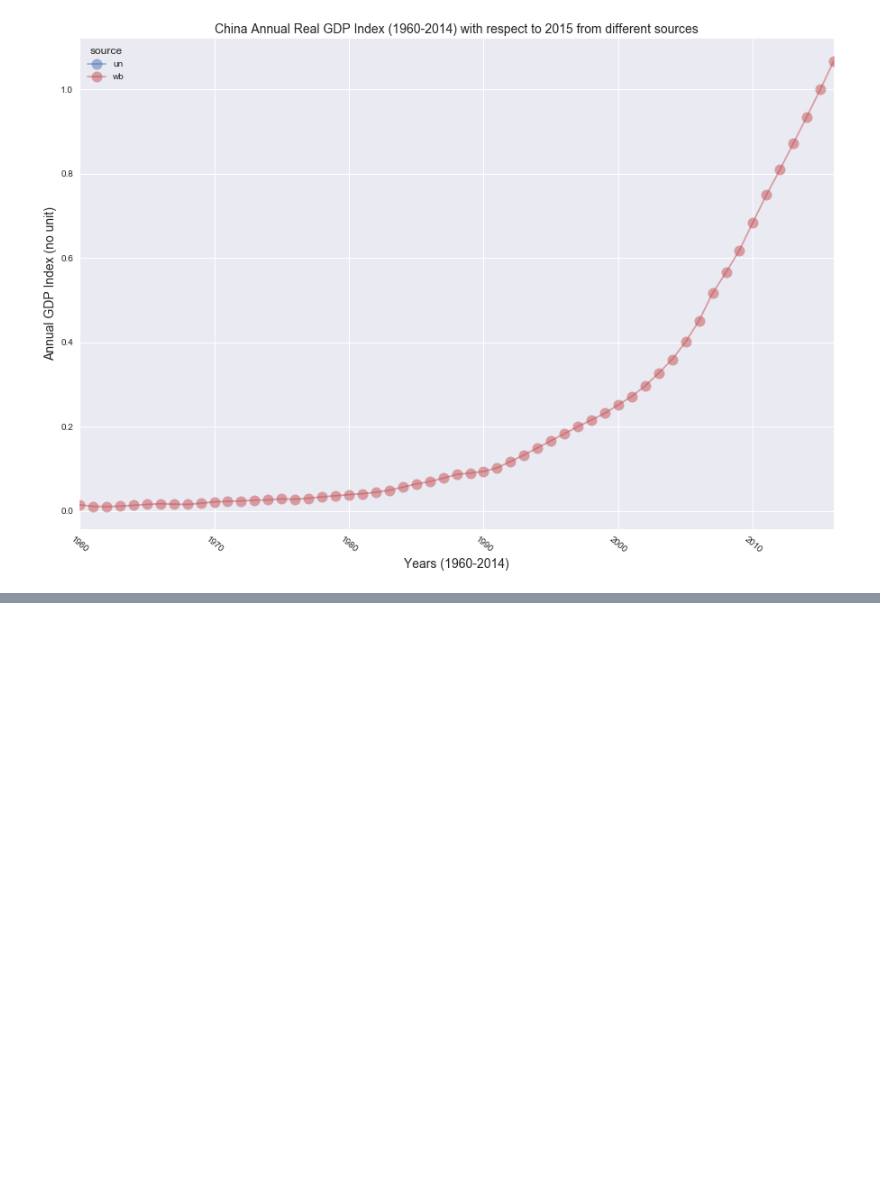
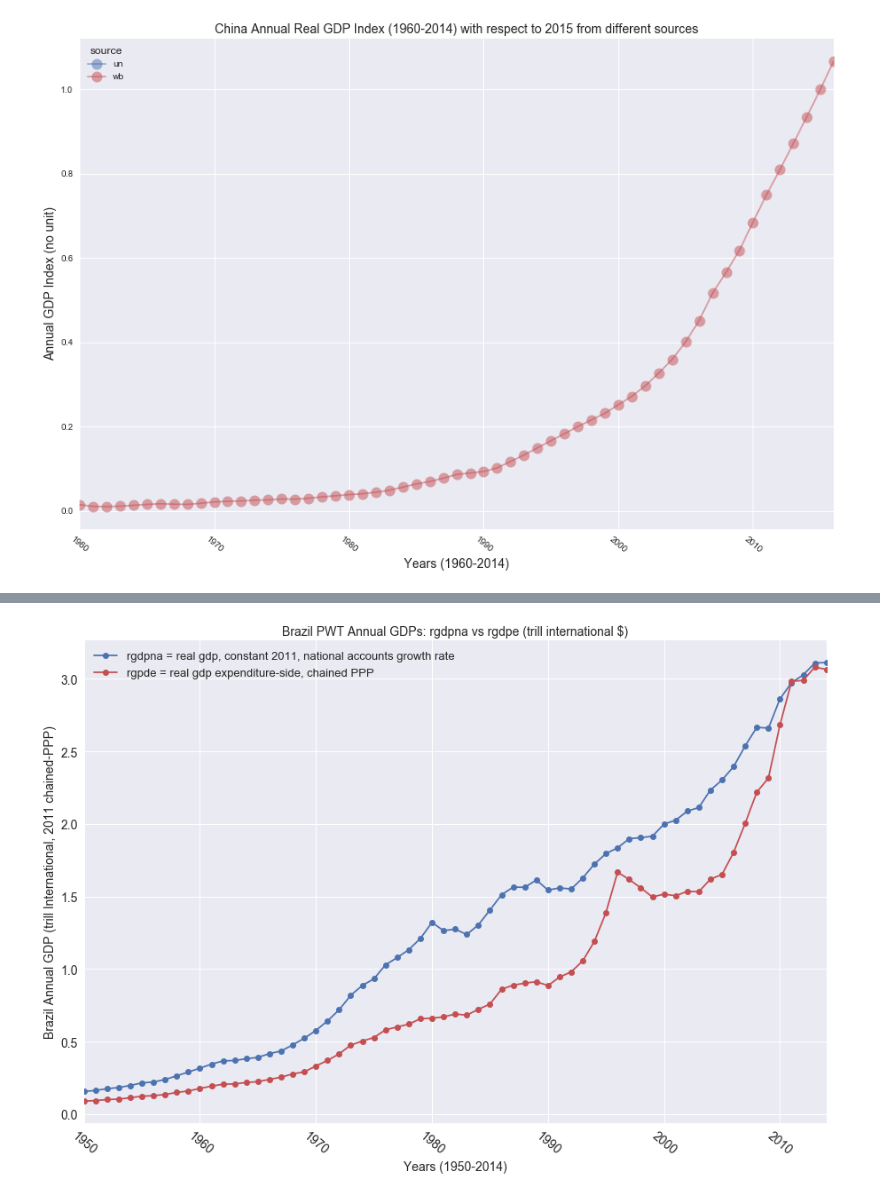
Before and after one commit to moonlimb/zerg, a Jupyter notebook: analysis/compare_gdp_data.ipynb, the cells around one changed output, grey strips where cells are left out. Saved outputs shown, nothing was run; the diff lists cells and outputs as text; code cells hidden in the pictures; blank space fills up the shorter version.

```diff
--- a/analysis/compare_gdp_data.ipynb
+++ b/analysis/compare_gdp_data.ipynb
@@ -609,0 +657,19 @@ gdp_cols = ['countrycode', 'rgdpna', 'rgdpe', 'rgdpo']
+# %%
+def plot_rgdpe_and_rgdpna(_df, _iso, _country):
+    c= _df.set_index(['countrycode', 'year'])[['rgdpna', 'rgdpe']].div(10**6).loc[_iso].plot(style=['bo-', 'ro-'],
+                   figsize=(15, 10),
+                   fontsize=14, grid=True, rot=320)
+
+    label_axes(c,
+           'Years (1950-2014)',
+           '{} Annual GDP (trill International, 2011 chained-PPP)'.format(_country),
+            '{} PWT Annual GDPs: rgdpna vs rgdpe (trill international $)'.format(_country))
+    lines, labels = c.get_legend_handles_labels()
+    labels = ['rgdpna = real gdp, constant 2011, national accounts growth rate',
+              'rgpde = real gdp expenditure-side, chained PPP']
+    c.legend(lines, labels, loc='best', fontsize=13)
+
+plot_rgdpe_and_rgdpna(df_pwt, 'BRA', 'Brazil')
+plot_rgdpe_and_rgdpna(df_pwt, 'CHN', 'China')
+# %% [output]
+[figure, added]
```
Also changed, not shown: parts of 28 cells of this notebook.
